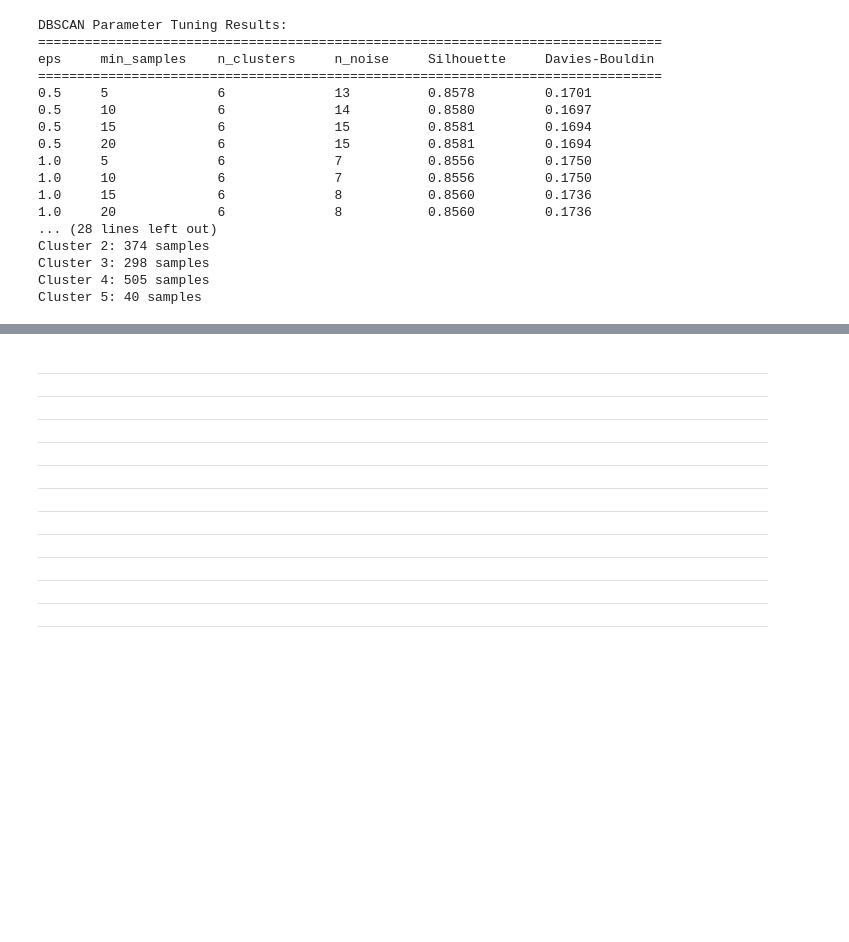
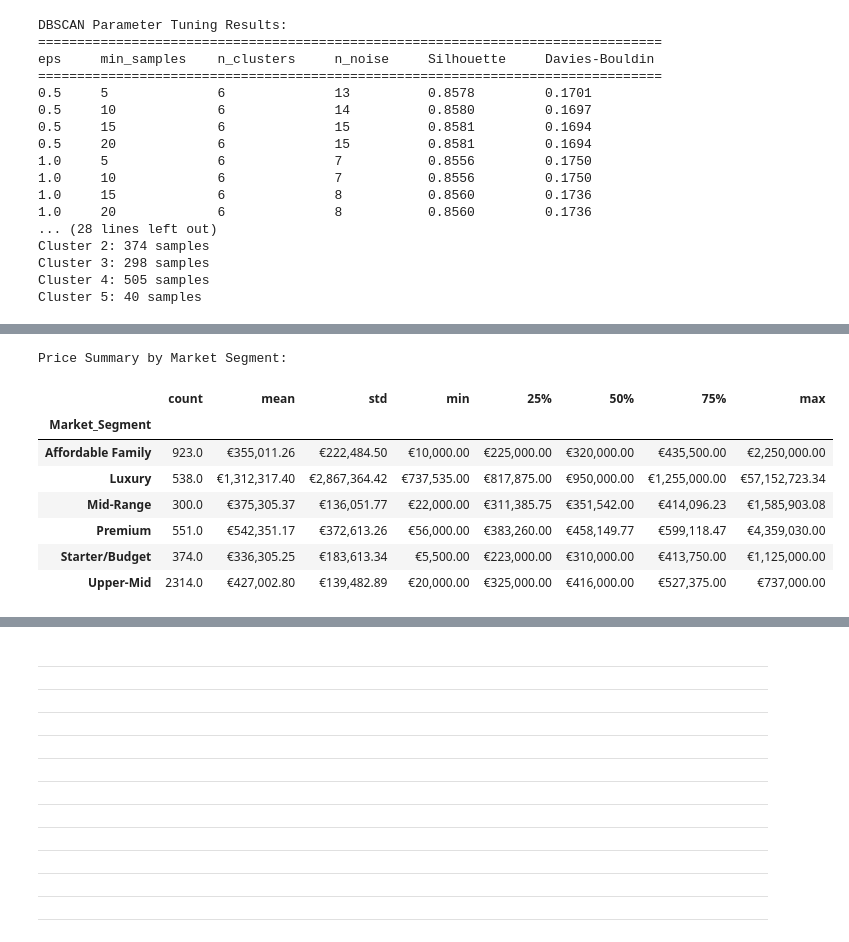
Before and after one commit to LuiisClaudio/ireland-real-estate-market-insights, a Jupyter notebook: Luis_Martins_CA1.ipynb, the cells around one changed output, grey strips where cells are left out. Cells and saved outputs as stored; diff of their text form; code cells hidden in the pictures; blank space fills up the shorter version.

```diff
--- a/Luis_Martins_CA1.ipynb
+++ b/Luis_Martins_CA1.ipynb
@@ -995,0 +838,18 @@ plt.show()
+# %%
+# Analyze the clusters to assign meaningful names
+segment_price_analysis = data_final_fuzzy.groupby('Market_Segment_Label')['Price'].mean().sort_values()
+
+# Create a mapping from cluster label to segment name
+segment_name_map = {
+    segment_price_analysis.index[0]: 'Starter/Budget',
+    segment_price_analysis.index[1]: 'Affordable Family',
+    segment_price_analysis.index[2]: 'Mid-Range',
+    segment_price_analysis.index[3]: 'Upper-Mid',
+    segment_price_analysis.index[4]: 'Premium',
+    segment_price_analysis.index[5]: 'Luxury'
+}
+
+# Apply the mapping
+data_final_fuzzy['Market_Segment'] = data_final_fuzzy['Market_Segment_Label'].map(segment_name_map)
+
+data_final_fuzzy.head()
@@ -995,0 +863,19 @@ plt.show()
+# %%
+# Display a statistical summary of price for each market segment
+print("Price Summary by Market Segment:")
+# Format the output for better readability
+price_summary = data_final_fuzzy.groupby('Market_Segment')['Price'].describe()
+for col in ['mean', 'std', 'min', '25%', '50%', '75%', 'max']:
+    price_summary[col] = price_summary[col].apply(lambda x: f"€{x:,.2f}")
+
+price_summary
+# %% [output]
+Price Summary by Market Segment:
+|  | count | mean | std | min | 25% | 50% | 75% | max |
+| Market_Segment |  |  |  |  |  |  |  |  |
+| Affordable Family | 923.0 | €355,011.26 | €222,484.50 | €10,000.00 | €225,000.00 | €320,000.00 | €435,500.00 | €2,250,000.00 |
+| Luxury | 538.0 | €1,312,317.40 | €2,867,364.42 | €737,535.00 | €817,875.00 | €950,000.00 | €1,255,000.00 | €57,152,723.34 |
+| Mid-Range | 300.0 | €375,305.37 | €136,051.77 | €22,000.00 | €311,385.75 | €351,542.00 | €414,096.23 | €1,585,903.08 |
+| Premium | 551.0 | €542,351.17 | €372,613.26 | €56,000.00 | €383,260.00 | €458,149.77 | €599,118.47 | €4,359,030.00 |
+| Starter/Budget | 374.0 | €336,305.25 | €183,613.34 | €5,500.00 | €223,000.00 | €310,000.00 | €413,750.00 | €1,125,000.00 |
+| Upper-Mid | 2314.0 | €427,002.80 | €139,482.89 | €20,000.00 | €325,000.00 | €416,000.00 | €527,375.00 | €737,000.00 |
```
Also changed, not shown: parts of 12 cells of this notebook.
